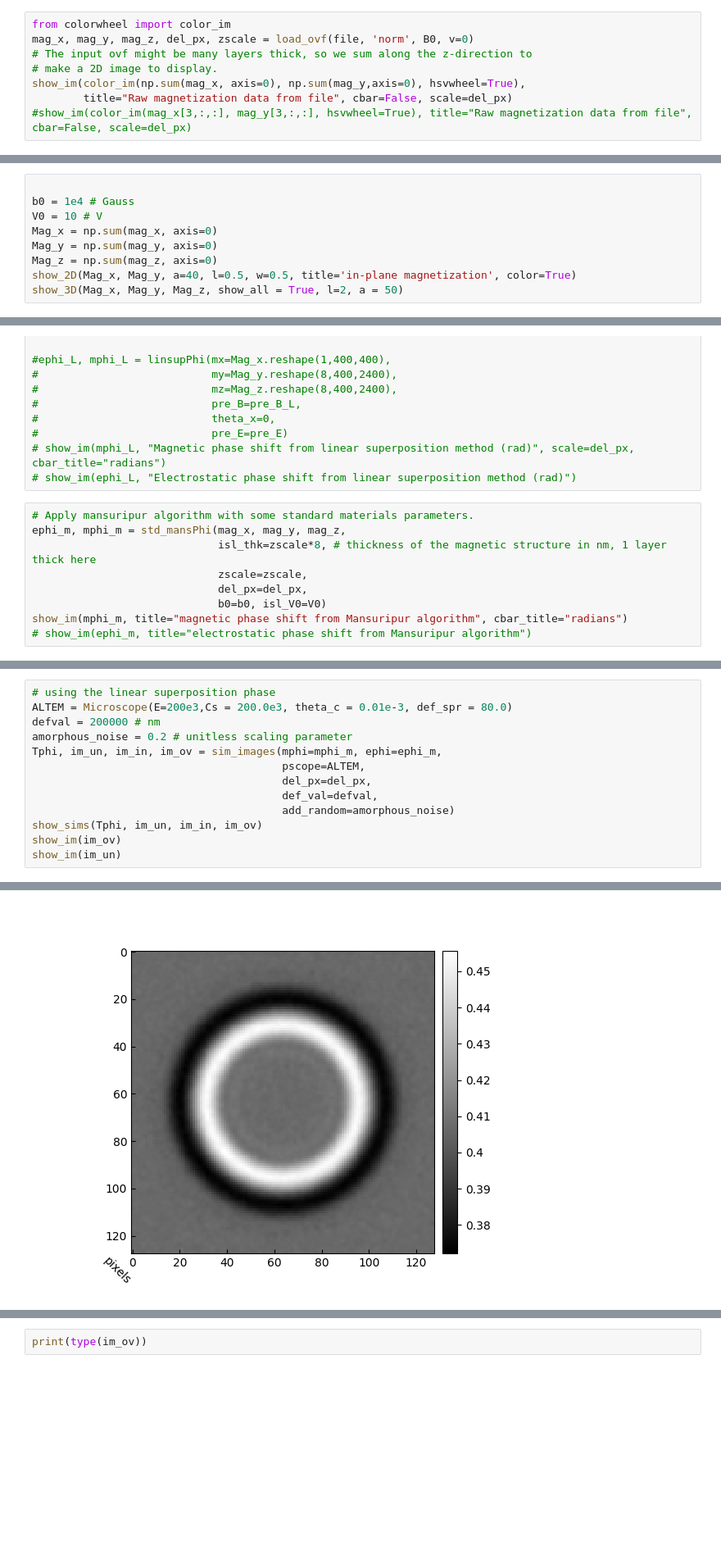
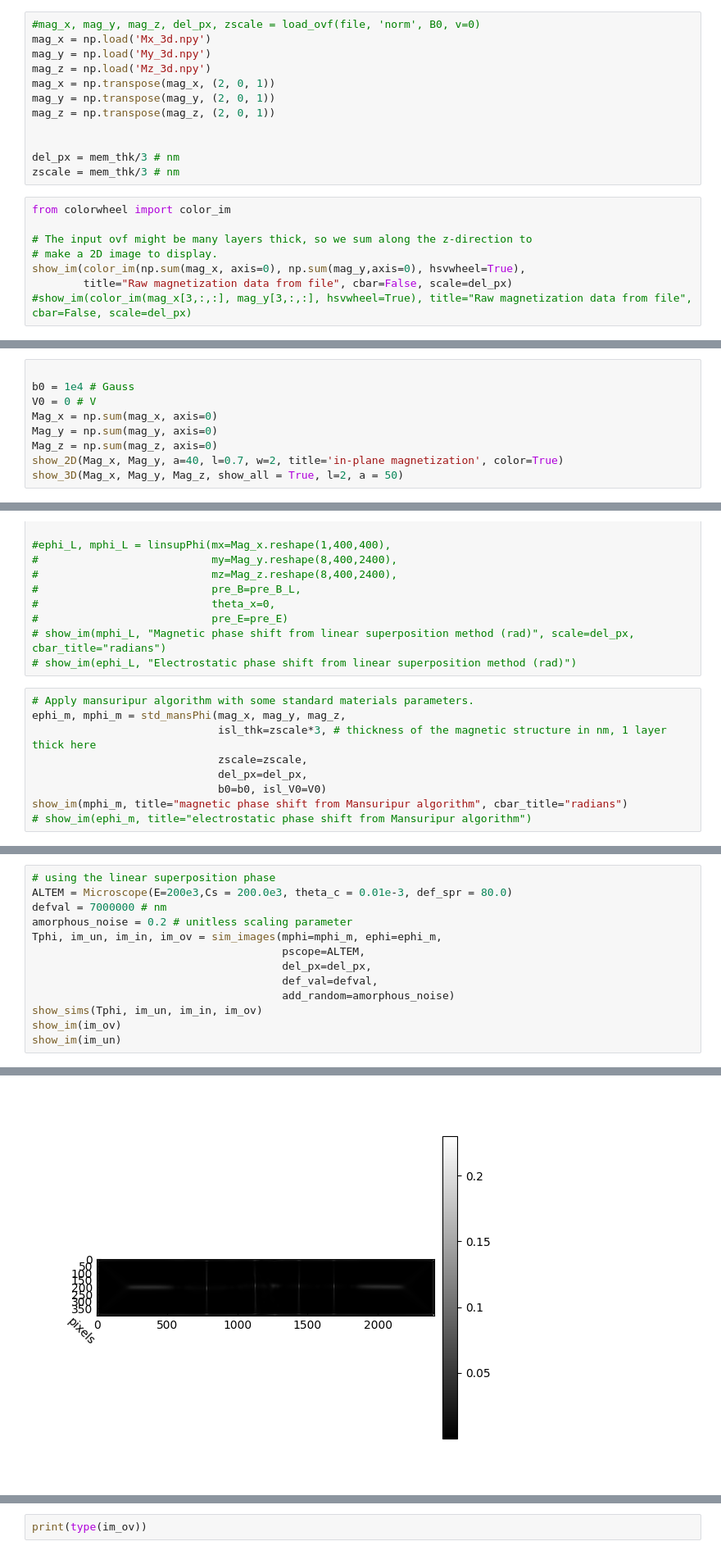
Before and after one commit to HarrismLiuch/PyLorentz, a Jupyter notebook: sw_simulation/sw_sim_LTEM_from_npy.ipynb, the cells around one changed output, grey strips where cells are left out. Shown at 82% size. Drawn from its saved outputs; the diff is of its cells as text; blank space fills up the shorter version.

```diff
--- a/sw_simulation/sw_sim_LTEM_from_npy.ipynb
+++ b/sw_simulation/sw_sim_LTEM_from_npy.ipynb
@@ -21,9 +19,21 @@ sample_V0 = 0 # V
 sample_xip0 = 50 # nm
 mem_thk = 20 # nm
 mem_xip0 = 1000 # nm
+# %%
+#mag_x, mag_y, mag_z, del_px, zscale = load_ovf(file, 'norm', B0, v=0)
+mag_x = np.load('Mx_3d.npy')
+mag_y = np.load('My_3d.npy')
+mag_z = np.load('Mz_3d.npy')
+mag_x = np.transpose(mag_x, (2, 0, 1))
+mag_y = np.transpose(mag_y, (2, 0, 1))
+mag_z = np.transpose(mag_z, (2, 0, 1))
+
+
+del_px = mem_thk/3 # nm
+zscale = mem_thk/3 # nm
 # %%
 from colorwheel import color_im
-mag_x, mag_y, mag_z, del_px, zscale = load_ovf(file, 'norm', B0, v=0)
+
 # The input ovf might be many layers thick, so we sum along the z-direction to
 # make a 2D image to display.
 show_im(color_im(np.sum(mag_x, axis=0), np.sum(mag_y,axis=0), hsvwheel=True),
@@ -88,10 +98,10 @@ del_px =  2.0
 # %%
 
 b0 = 1e4 # Gauss
-V0 = 10 # V
+V0 = 0 # V
 Mag_x = np.sum(mag_x, axis=0)
 Mag_y = np.sum(mag_y, axis=0)
 Mag_z = np.sum(mag_z, axis=0)
-show_2D(Mag_x, Mag_y, a=40, l=0.5, w=0.5, title='in-plane magnetization', color=True)
+show_2D(Mag_x, Mag_y, a=40, l=0.7, w=2, title='in-plane magnetization', color=True)
 show_3D(Mag_x, Mag_y, Mag_z, show_all = True, l=2, a = 50)
 # %% [output]
@@ -114,7 +124,7 @@ show_3D(Mag_x, Mag_y, Mag_z, show_all = True, l=2, a = 50)
 # %%
 # Apply mansuripur algorithm with some standard materials parameters.
 ephi_m, mphi_m = std_mansPhi(mag_x, mag_y, mag_z,
-                             isl_thk=zscale*8, # thickness of the magnetic structure in nm, 1 layer thick here
+                             isl_thk=zscale*3, # thickness of the magnetic structure in nm, 1 layer thick here
                              zscale=zscale,
                              del_px=del_px,
                              b0=b0, isl_V0=V0)
@@ -125,7 +135,7 @@ show_im(mphi_m, title="magnetic phase shift from Mansuripur algorithm", cbar_tit
 # %%
 # using the linear superposition phase
 ALTEM = Microscope(E=200e3,Cs = 200.0e3, theta_c = 0.01e-3, def_spr = 80.0)
-defval = 200000 # nm
+defval = 7000000 # nm
 amorphous_noise = 0.2 # unitless scaling parameter
 Tphi, im_un, im_in, im_ov = sim_images(mphi=mphi_m, ephi=ephi_m,
                                        pscope=ALTEM,
@@ -141 +151 @@ Total fov is (256,256) nm
-[figure, old version]
+[figure, new version]
```
Also changed, not shown: parts of 9 cells of this notebook, 1 other file.
